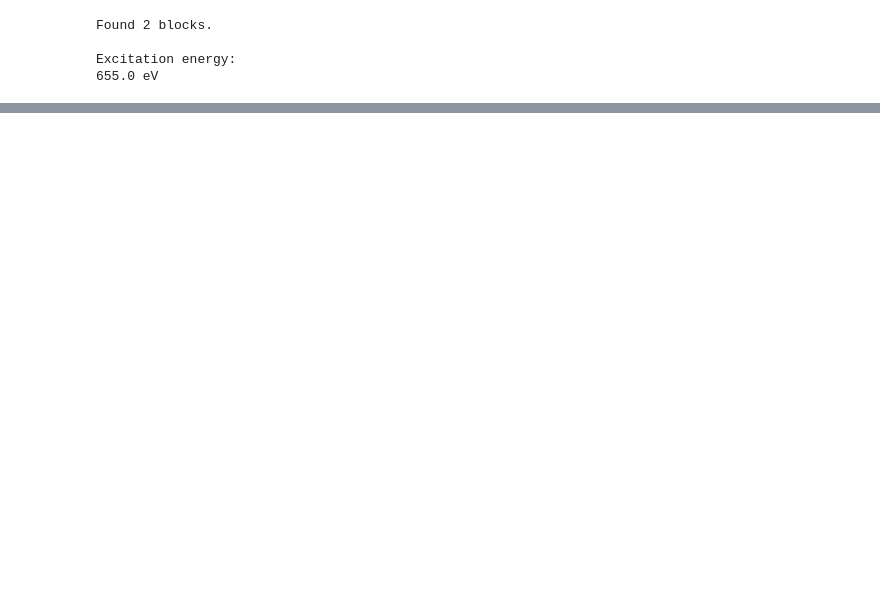
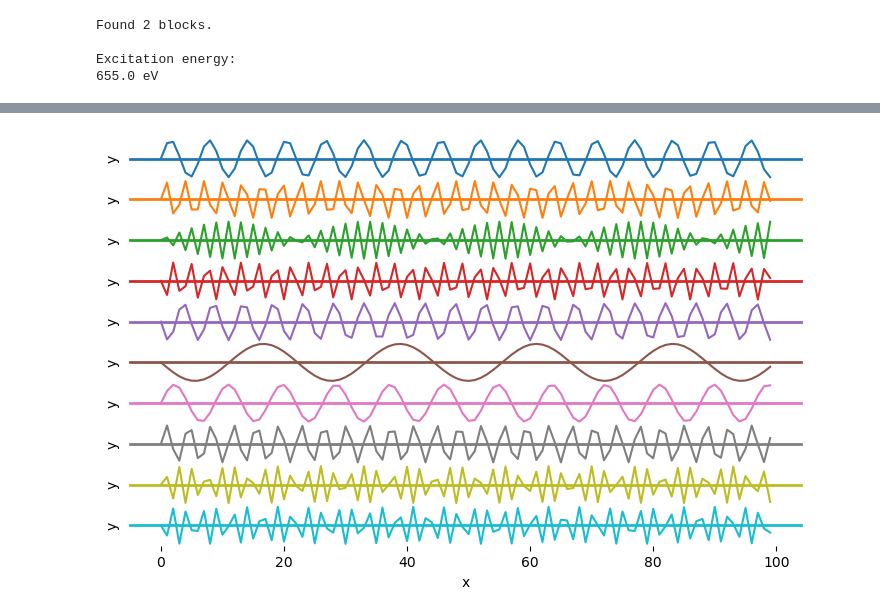
Before and after one commit to picklerixs/meitner, a Jupyter notebook: xarray_test.ipynb, the cells around one changed output, grey strips where cells are left out. Saved outputs shown, nothing was run; the diff lists cells and outputs as text; code cells hidden in the pictures; blank space fills up the shorter version.

```diff
--- a/xarray_test.ipynb
+++ b/xarray_test.ipynb
@@ -204,0 +141,25 @@ fit1.xps['d0'].ds.plot.scatter(x='be',y='model_no_bg',ax=ax)
+# %%
+segments = 10
+points_per_segment = 100
+
+#your data preparation will vary
+x = np.tile(np.arange(points_per_segment), segments)
+z = np.floor(np.arange(points_per_segment * segments)/points_per_segment)
+y = np.sin(x * (1 + z))
+
+
+df = pd.DataFrame({'x': x, 'y': y, 'z': z})
+
+pal = sns.color_palette()
+g = sns.FacetGrid(df, row="z", hue="z", aspect=15, height=.5, palette=pal)
+g.map(plt.plot, 'x', 'y')
+g.map(plt.axhline, y=0, lw=2, clip_on=False)
+# Set the subplots to overlap
+g.fig.subplots_adjust(hspace=-.00)
+g.set_titles("")
+g.set(yticks=[])
+g.despine(bottom=True, left=True)
+
+plt.show()
+# %% [output]
+[figure, added]
```
Also changed, not shown: parts of 16 cells of this notebook, 1 other file.
